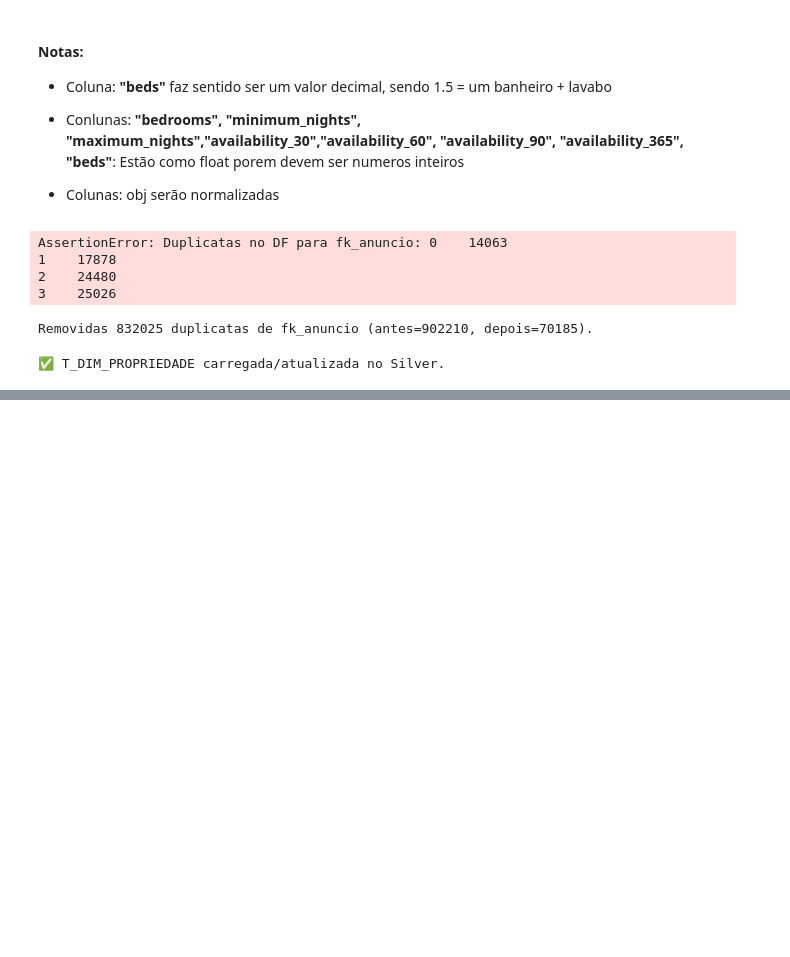
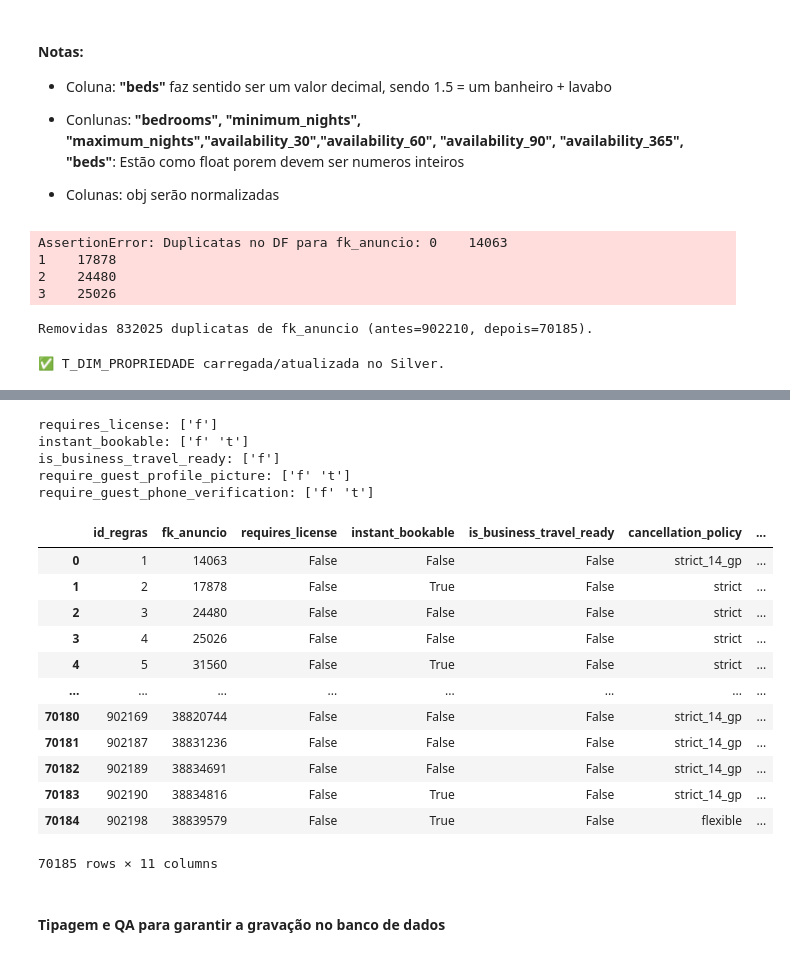
Before and after one commit to JONATHAN-ALMEIDA-MESQUITA/Airbnb-analytics-dw, a Jupyter notebook: notebooks/1_silver_transformations.ipynb, the cells around one changed output, grey strips where cells are left out. Drawn from its saved outputs; the diff is of its cells as text; code cells hidden in the pictures; blank space fills up the shorter version.

Commit message:
inserção tabela REGRAS

```diff
--- a/notebooks/1_silver_transformations.ipynb
+++ b/notebooks/1_silver_transformations.ipynb
@@ -1245,0 +1248,3 @@ print("✅ T_DIM_PROPRIEDADE carregada/atualizada no Silver.")
+# %%
+df_regras = pd.read_sql('SELECT * FROM a_bronze."T_DIM_REGRAS"', conn)
+df_regras.head(5)
@@ -1245,0 +1258,18 @@ print("✅ T_DIM_PROPRIEDADE carregada/atualizada no Silver.")
+# %%
+#Analise de colunas boleanas
+cols_bool = [
+    "requires_license",
+    "instant_bookable",
+    "is_business_travel_ready",
+    "require_guest_profile_picture",
+    "require_guest_phone_verification"
+]
+
+for col in cols_bool:
+    print(f"{col}: {df_regras[col].unique()}")
+# %% [output]
+requires_license: ['f']
+instant_bookable: ['f' 't']
+is_business_travel_ready: ['f']
+require_guest_profile_picture: ['f' 't']
+require_guest_phone_verification: ['f' 't']
@@ -1245,0 +1352,18 @@ print("✅ T_DIM_PROPRIEDADE carregada/atualizada no Silver.")
+# %%
+df_regras_silver
+# %% [output]
+|  | id_regras | fk_anuncio | requires_license | instant_bookable | is_business_travel_ready | cancellation_policy | ... |
+| 0 | 1 | 14063 | False | False | False | strict_14_gp | ... |
+| 1 | 2 | 17878 | False | True | False | strict | ... |
+| 2 | 3 | 24480 | False | False | False | strict | ... |
+| 3 | 4 | 25026 | False | False | False | strict | ... |
+| 4 | 5 | 31560 | False | True | False | strict | ... |
+| ... | ... | ... | ... | ... | ... | ... | ... |
+| 70180 | 902169 | 38820744 | False | False | False | strict_14_gp | ... |
+| 70181 | 902187 | 38831236 | False | False | False | strict_14_gp | ... |
+| 70182 | 902189 | 38834691 | False | False | False | strict_14_gp | ... |
+| 70183 | 902190 | 38834816 | False | True | False | strict_14_gp | ... |
+| 70184 | 902198 | 38839579 | False | True | False | flexible | ... |
+70185 rows × 11 columns
+# %% [markdown]
+#### Tipagem e QA para garantir a gravação no banco de dados
```
Also changed, not shown: parts of 9 cells of this notebook, 1 other file.
